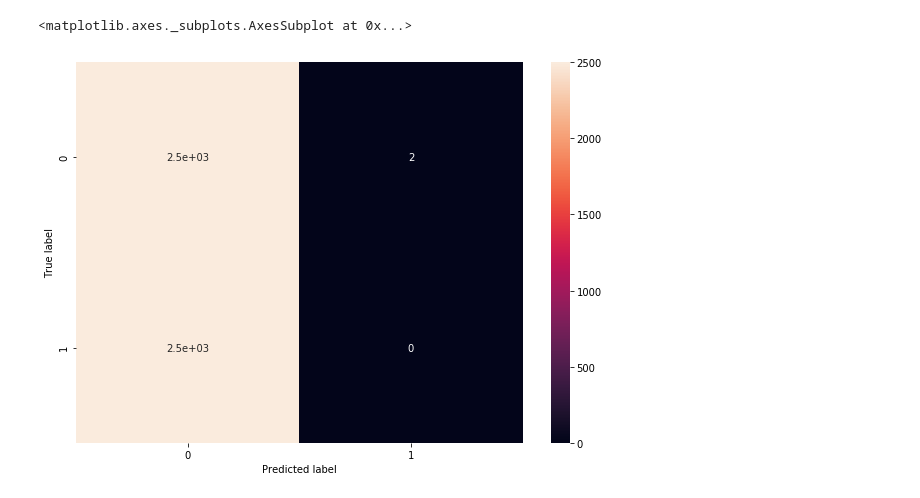
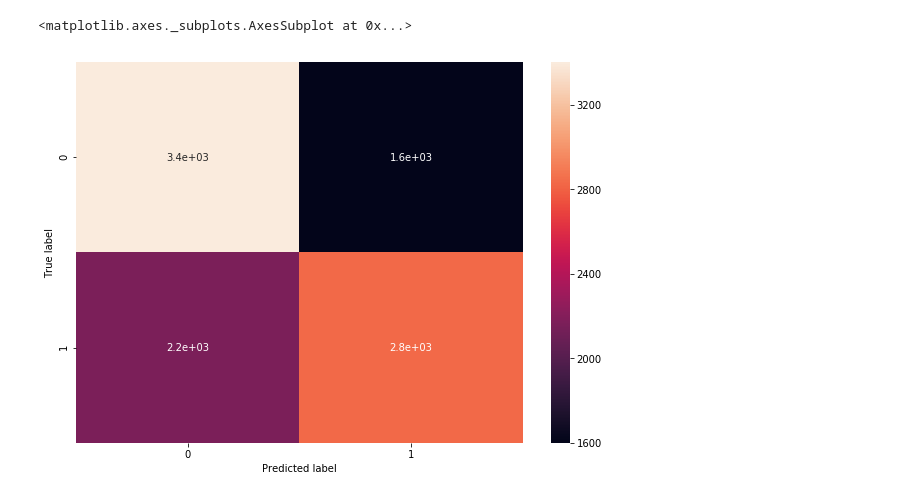
Before and after one commit to wba25/projeto-redes-neurais, a Jupyter notebook: MLP.ipynb, the cells around one changed output. Saved outputs shown, nothing was run; the diff lists cells and outputs as text; code cells hidden in the pictures.

```diff
--- a/MLP.ipynb
+++ b/MLP.ipynb
@@ -31 +37,16 @@ from sklearn.model_selection import train_test_split
+# %%
+corrr = correlacoes.apply(lambda x: (x*x))
+corrr = corrr.to_frame()
+todel = []
+i = 0
+
+for i in range(0,corrr.shape[0]):
+    index = corrr.index[i]
+    if corrr.iloc[i][0] < corrr.mean()[0]:
+        todel.append(index)
+# %%
+dt2 = data_set.drop(columns=todel)
+# %%
+X = dt2.loc[:, dt2.columns !='y']
+y = dt2.iloc[:, dt2.columns == 'y']
 # %%
@@ -38,6 +56,6 @@ X_train, X_val, y_train, y_val = train_test_split(X_train, y_train, test_size=1/
 # %%
 from sklearn.neural_network import MLPClassifier
 # %%
-mlp = MLPClassifier(hidden_layer_sizes=(245,), learning_rate_init=0.1, activation='identity', max_iter=10000, random_state=101, verbose=True, learning_rate='adaptive')
+mlp = MLPClassifier(hidden_layer_sizes=(245,), learning_rate_init=0.1, max_iter=10000, random_state=101, verbose=True, learning_rate='adaptive')
 mlp.fit(X_train.values, y_train.values.ravel())
 # %% [output]
@@ -64,15 +84,15 @@ Mean accuracy score: 0.5
 # %%
 %matplotlib inline
 cm = pd.DataFrame(confusion_matrix(y_test, predicted))
 fig = plt.figure(figsize=(10,7))
 heatmap = sns.heatmap(cm, annot=True)
 plt.ylabel('True label')
 plt.xlabel('Predicted label')
-
+cm
 heatmap
 # %% [output]
 <matplotlib.axes._subplots.AxesSubplot at 0x...>
-[figure, old version]
+[figure, new version]
 # %%
 y_pred_mlp = mlp.predict_proba(X_test)[:, 1]
 fpr, tpr, thresholds = roc_curve(y_test.values, y_pred_mlp, pos_label=1)
```
Also changed, not shown: parts of 13 cells of this notebook, 3 other files.
